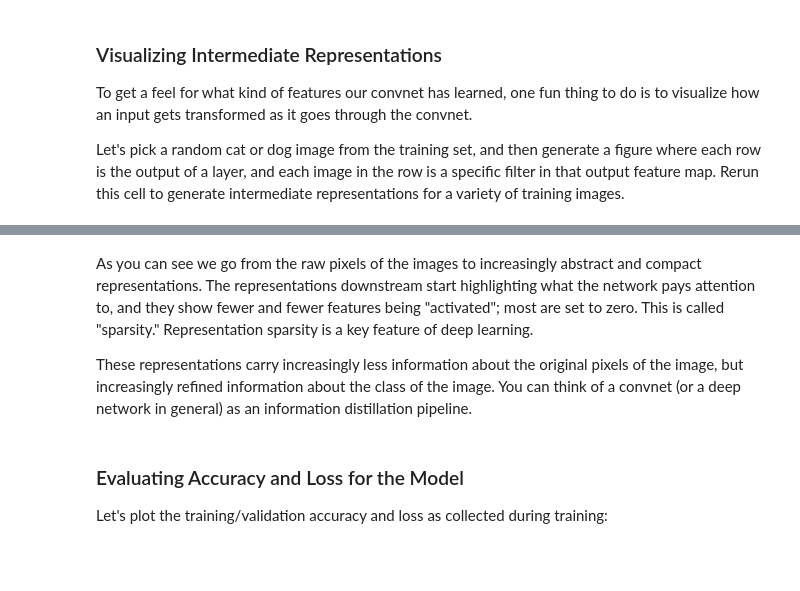
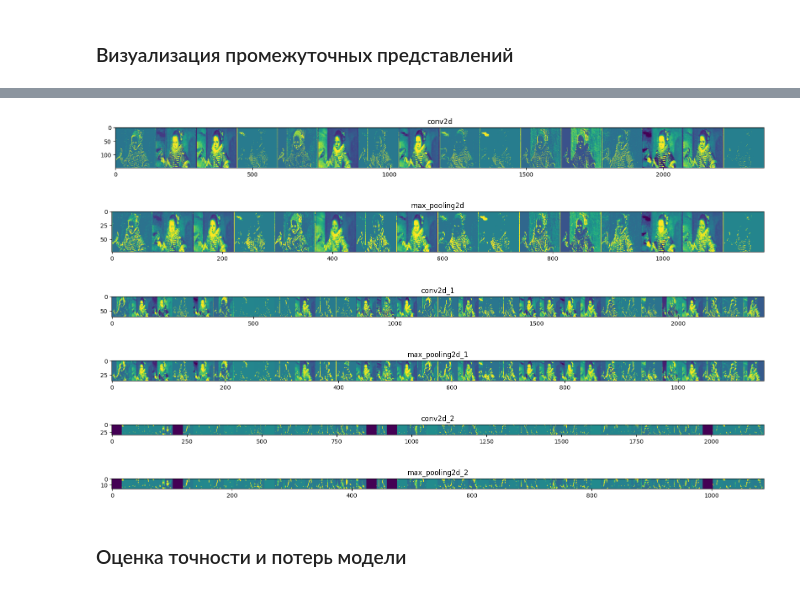
Before and after one commit to LLIEPJIOK/MLCourse, a Jupyter notebook: lab1/images.ipynb, the cells around one changed output, grey strips where cells are left out. Cells and saved outputs as stored; diff of their text form; code cells hidden in the pictures; blank space fills up the shorter version.

```diff
--- a/lab1/images.ipynb
+++ b/lab1/images.ipynb
@@ -163,5 +179,5 @@ Next, we'll configure the specifications for model training. We will train our m
 from tensorflow.keras.optimizers import RMSprop
 
 model.compile(loss='binary_crossentropy',
-              optimizer=RMSprop(lr=0.001),
+              optimizer=RMSprop(learning_rate=0.001),
               metrics=['acc'])
@@ -200,8 +212,8 @@ Let's train on all 2,000 images available, for 15 epochs, and validate on all 1,
 # %%
-history = model.fit_generator(
+history = model.fit(
       train_generator,
-      steps_per_epoch=100,  # 2000 images = batch_size * steps
-      epochs=15,
+      steps_per_epoch=100,
+      epochs=9,
       validation_data=validation_generator,
-      validation_steps=50,  # 1000 images = batch_size * steps
+      validation_steps=50,
       verbose=2)
@@ -208,9 +239,5 @@ history = model.fit_generator(
-# %% [markdown]
-### Visualizing Intermediate Representations
-
-To get a feel for what kind of features our convnet has learned, one fun thing to do is to visualize how an input gets transformed as it goes through the convnet.
-
-Let's pick a random cat or dog image from the training set, and then generate a figure where each row is the output of a layer, and each image in the row is a specific filter in that output feature map. Rerun this cell to generate intermediate representations for a variety of training images.
+# %% [markdown]
+### Визуализация промежуточных представлений
 # %%
 import numpy as np
 import random
@@ -223,9 +250,9 @@ successive_outputs = [layer.output for layer in model.layers[1:]]
 visualization_model = Model(img_input, successive_outputs)
 
 # Let's prepare a random input image of a cat or dog from the training set.
-cat_img_files = [os.path.join(train_cats_dir, f) for f in train_cat_fnames]
-dog_img_files = [os.path.join(train_dogs_dir, f) for f in train_dog_fnames]
-img_path = random.choice(cat_img_files + dog_img_files)
+ai_art_img_files = [os.path.join(ai_art_dir, f) for f in train_ai_art_fnames]
+real_art_img_files = [os.path.join(real_art_dir, f) for f in train_real_art_fnames]
+img_path = random.choice(real_art_img_files + real_art_img_files)
 
 img = load_img(img_path, target_size=(150, 150))  # this is a PIL image
 x = img_to_array(img)  # Numpy array with shape (150, 150, 3)
@@ -266,3 +293,4 @@ for layer_name, feature_map in zip(layer_names, successive_feature_maps):
     plt.title(layer_name)
     plt.grid(False)
     plt.imshow(display_grid, aspect='auto', cmap='viridis')
+# %% [output]
@@ -269,12 +298,11 @@ for layer_name, feature_map in zip(layer_names, successive_feature_maps):
+[figure, added]
+[figure, added]
+[figure, added]
+[figure, added]
+[figure, added]
+[figure, added]
-# %% [markdown]
-As you can see we go from the raw pixels of the images to increasingly abstract and compact representations. The representations downstream start highlighting what the network pays attention to, and they show fewer and fewer features being "activated"; most are set to zero. This is called "sparsity." Representation sparsity is a key feature of deep learning.
-
-
-These representations carry increasingly less information about the original pixels of the image, but increasingly refined information about the class of the image. You can think of a convnet (or a deep network in general) as an information distillation pipeline.
-# %% [markdown]
-### Evaluating Accuracy and Loss for the Model
-
-Let's plot the training/validation accuracy and loss as collected during training:
+# %% [markdown]
+### Оценка точности и потерь модели
 # %%
 # Retrieve a list of accuracy results on training and validation data
 # sets for each training epoch
```
Also changed, not shown: parts of 45 cells of this notebook.
